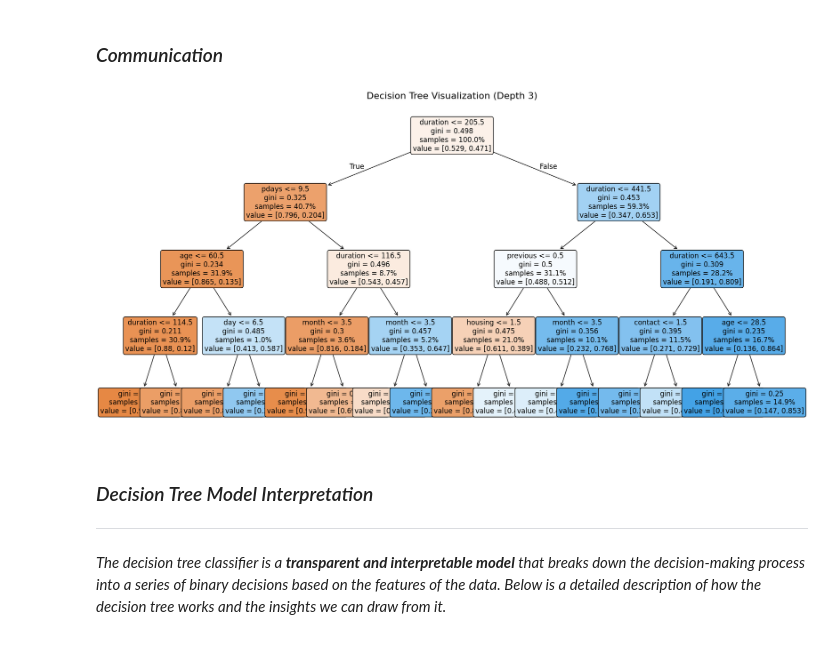
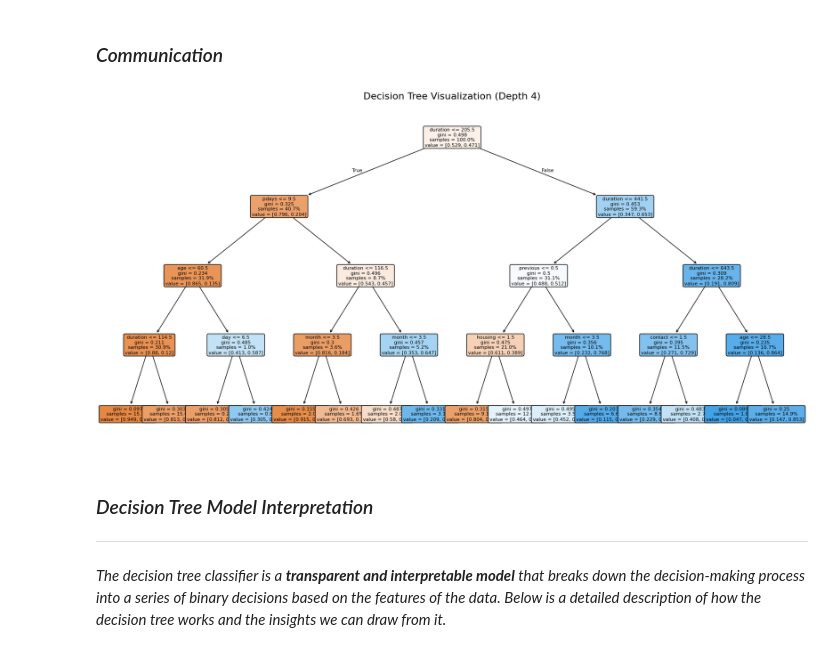
Before and after one commit to SnitTeshome/PRODIGY_DS_03, a Jupyter notebook: Bank_decision tree classifer.ipynb, the cells around one changed output. Saved outputs shown, nothing was run; the diff lists cells and outputs as text; code cells hidden in the pictures.

```diff
--- a/Bank_decision tree classifer.ipynb
+++ b/Bank_decision tree classifer.ipynb
@@ -632,29 +631,29 @@ Validation Accuracy: 0.79
 # %%
 # Create a larger figure
 fig, ax = plt.subplots(figsize=(20, 10))
 
 # Plot tree
 plot_tree(
     decision_tree=model.named_steps["decisiontreeclassifier"],
     feature_names=X_train.columns.to_list(),
     filled=True,  # Color leaf with class
     rounded=True,  # Round leaf edges
     proportion=True,  # Display proportion of classes in leaf
     max_depth=4,  # Only display first 4 levels
-    fontsize=12,  # Enlarge font
+    fontsize=8,  # Enlarge font
     ax=ax  # Place in figure axis
 )
 
 # Set the title for the plot
-ax.set_title("Decision Tree Visualization (Depth 3)", fontsize=16)
+ax.set_title("Decision Tree Visualization (Depth 4)", fontsize=16)
 
 # Adjust layout to add some spacing
 plt.subplots_adjust(left=0.1, right=0.9, top=0.9, bottom=0.1)
 
 # Show the plot
 plt.show()
 # %% [output]
-[figure, old version]
+[figure, new version]
 # %% [markdown]
 ### *Decision Tree Model Interpretation*
 
```
Also changed, not shown: parts of 1 cell of this notebook.
